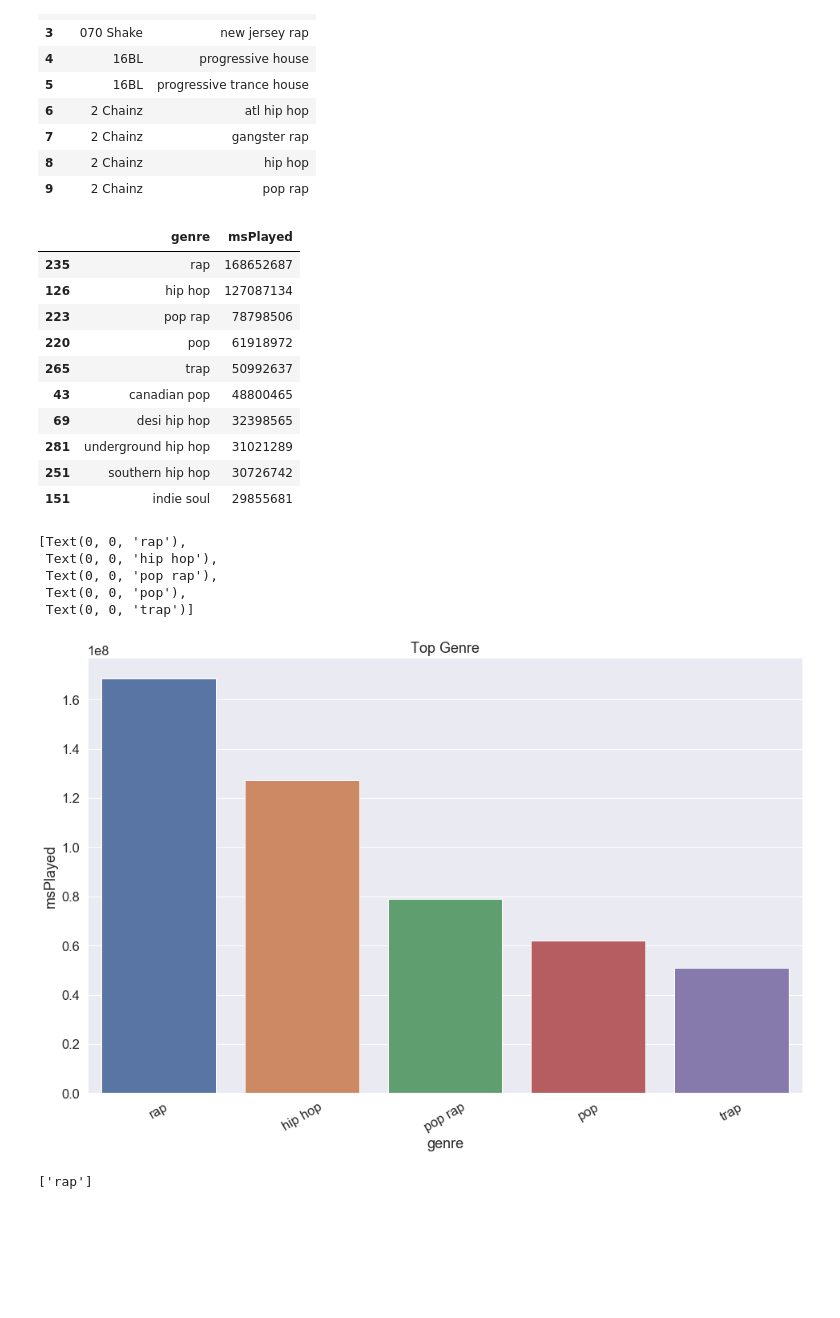
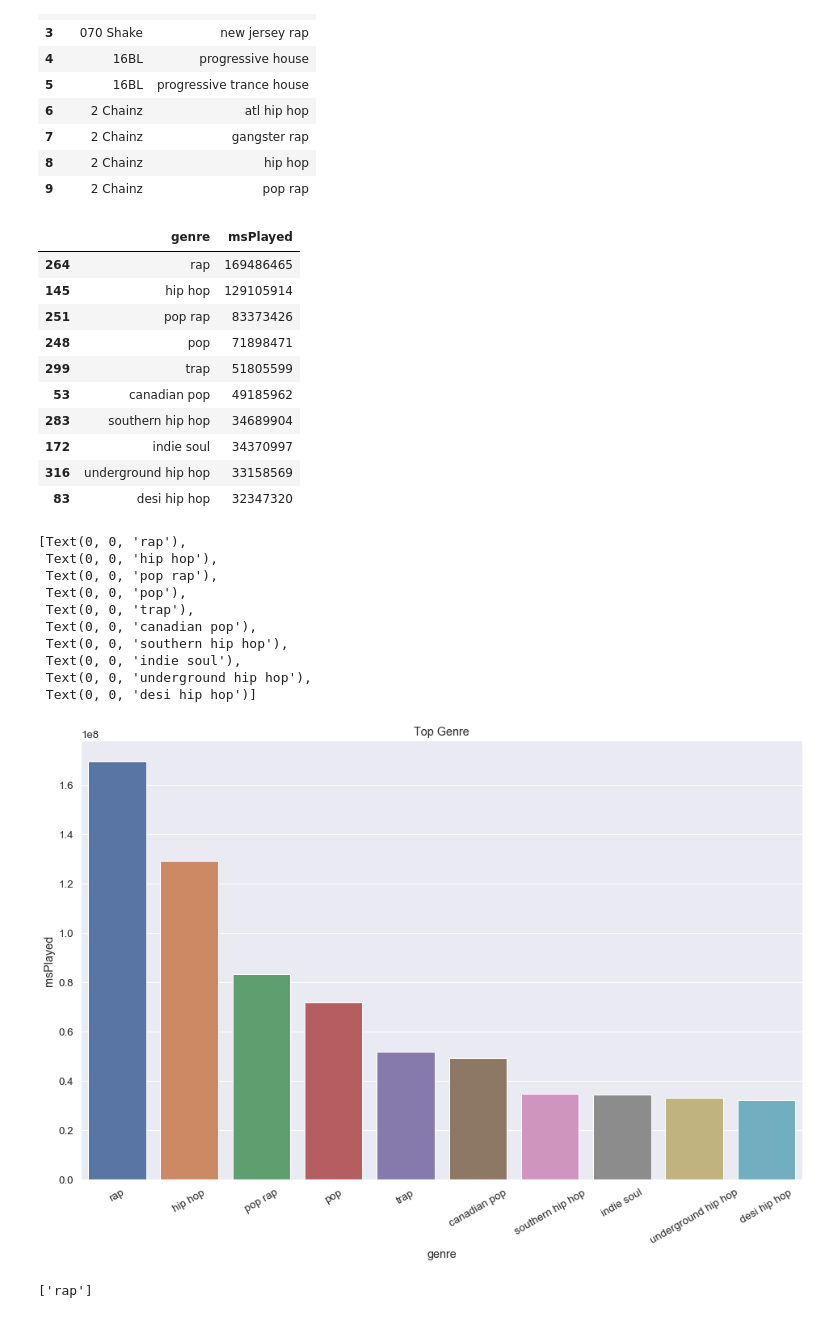
Before and after one commit to kartikd1/Spotify, a Jupyter notebook: Analysis.ipynb, the cells around one changed output. Drawn from its saved outputs; the diff is of its cells as text; code cells hidden in the pictures; blank space fills up the shorter version.

Commit message:
ten genres and deleting unwanted cells

```diff
--- a/Analysis.ipynb
+++ b/Analysis.ipynb
@@ -54,6 +54,3 @@ spotifyObject.me()
    'width': None}],
  'type': 'user',
  'uri': 'spotify:user:0vmtvw9sciyyynju1i02bb37f'}
-# %%
-x = datetime.datetime(2020, 3, 24)
-qtine = x.timestamp()
@@ -407,29 +395,36 @@ quarantine_music_genre = pd.merge(artist_df, quarantine_music, how='left', on='a
 quarantine_music_genre.groupby(by='genre', as_index=False)['msPlayed'].agg(sum).sort_values(by='msPlayed', ascending=False).head(10)
 # %% [output]
 |  | genre | msPlayed |
-| 235 | rap | 168652687 |
-| 126 | hip hop | 127087134 |
-| 223 | pop rap | 78798506 |
-| 220 | pop | 61918972 |
-| 265 | trap | 50992637 |
-| 43 | canadian pop | 48800465 |
-| 69 | desi hip hop | 32398565 |
-| 281 | underground hip hop | 31021289 |
-| 251 | southern hip hop | 30726742 |
-| 151 | indie soul | 29855681 |
+| 264 | rap | 169486465 |
+| 145 | hip hop | 129105914 |
+| 251 | pop rap | 83373426 |
+| 248 | pop | 71898471 |
+| 299 | trap | 51805599 |
+| 53 | canadian pop | 49185962 |
+| 283 | southern hip hop | 34689904 |
+| 172 | indie soul | 34370997 |
+| 316 | underground hip hop | 33158569 |
+| 83 | desi hip hop | 32347320 |
 # %%
-genre = quarantine_music_genre.groupby(by='genre', as_index=False)['msPlayed'].agg(sum).sort_values(by='msPlayed', ascending=False).head(5)
+genre = quarantine_music_genre.groupby(by='genre', as_index=False)['msPlayed'].agg(sum).sort_values(by='msPlayed', ascending=False).head(10
+                                                                                                                                        )
 # %%
 f = sns.barplot(x="genre", y="msPlayed", data=genre)
+sns.set(font_scale=1.2)
 f.set_title('Top Genre')
 f.set_xticklabels(f.get_xticklabels(),rotation=30)
 # %% [output]
 [Text(0, 0, 'rap'),
  Text(0, 0, 'hip hop'),
  Text(0, 0, 'pop rap'),
  Text(0, 0, 'pop'),
- Text(0, 0, 'trap')]
+ Text(0, 0, 'trap'),
+ Text(0, 0, 'canadian pop'),
+ Text(0, 0, 'southern hip hop'),
+ Text(0, 0, 'indie soul'),
+ Text(0, 0, 'underground hip hop'),
+ Text(0, 0, 'desi hip hop')]
-[figure, old version]
+[figure, new version]
 # %%
 query = "artist:Travis Scott"
 artist_json = spotifyObject.search(q=query, type='artist')
```
Also changed, not shown: parts of 9 cells of this notebook, 1 other file.
